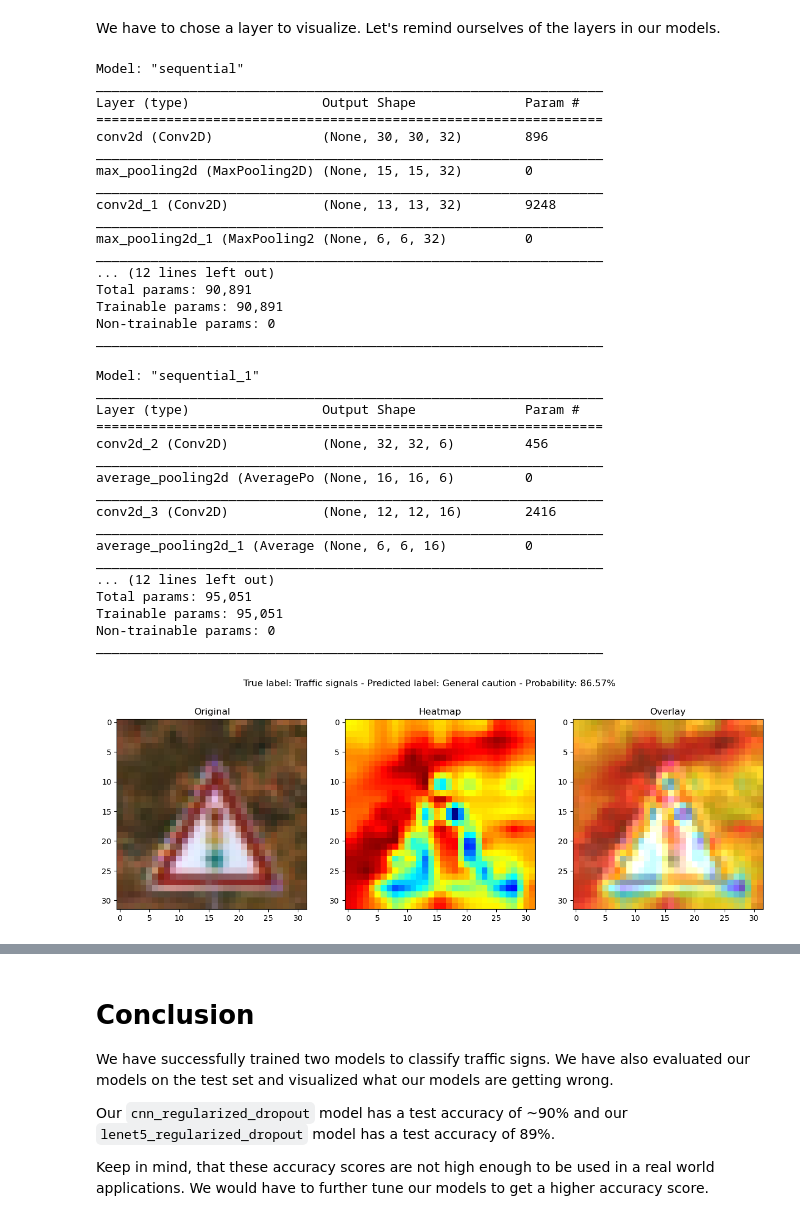
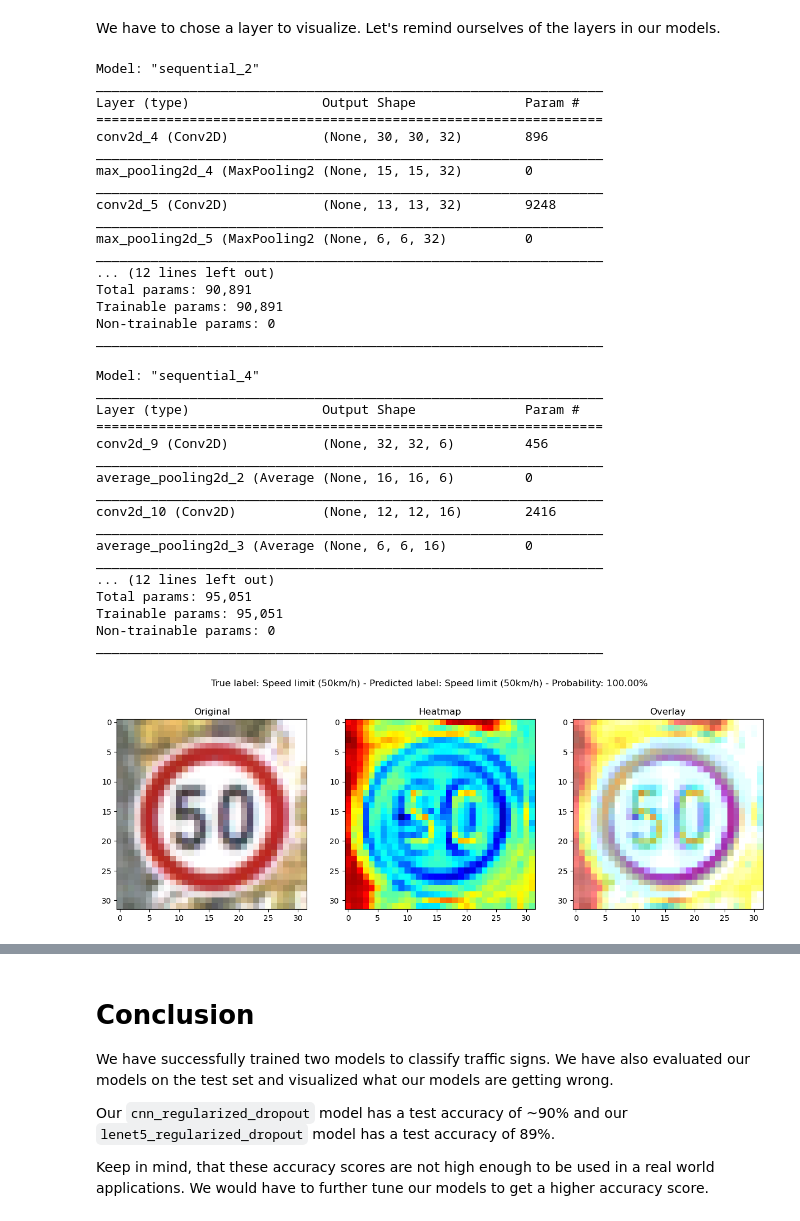
Before and after one commit to sjmfirestone/comp-4449-midterm-rtfs, a Jupyter notebook: main.ipynb, the cells around one changed output, grey strips where cells are left out. Saved outputs shown, nothing was run; the diff lists cells and outputs as text; code cells hidden in the pictures.

```diff
--- a/main.ipynb
+++ b/main.ipynb
@@ -475,9 +511,9 @@ def oversample_images(images, labels, signnames, min_count=300):
         label_count = len(label_images)
 
         if label_count < min_count:
-            num_copies = int(np.ceil((max_count - label_count) / label_count))
+            num_copies = int(np.ceil((min_count - label_count) / label_count))
             label_images = np.repeat(label_images, num_copies, axis=0)
-            label_images = label_images[:max_count - label_count]
+            label_images = label_images[:min_count - label_count]
             label_labels = np.repeat(label, len(label_images))
             images = np.concatenate((images, label_images), axis=0)
             labels = np.concatenate((labels, label_labels), axis=0)
@@ -1101,8 +1224,10 @@ We will use two images that were misclassified by our models
 2. 1342 - Speed Limit 20km/h (shown from our `lenet5_regularized_dropout` model)
 # %%
 #a = 142
-a = 213
-b = 1342
+# correctly classified for cnn a = 4103
+#a = 229
+a = 4103
+b = 347
 
 print(f"Shape of test_images_{a} before expanded dimensions: ", test_images_Pt[a].shape)
 print(f"Shape of test_images_{b} before expanded dimensions: ", test_images_Pt[b].shape)
@@ -1201,17 +1326,17 @@ We have to chose a layer to visualize. Let's remind ourselves of the layers in o
 # %%
 cnn_regularized_dropout.summary()
 # %% [output]
-Model: "sequential"
+Model: "sequential_2"
 _________________________________________________________________
 Layer (type)                 Output Shape              Param #
 =================================================================
-conv2d (Conv2D)              (None, 30, 30, 32)        896
+conv2d_4 (Conv2D)            (None, 30, 30, 32)        896
 _________________________________________________________________
-max_pooling2d (MaxPooling2D) (None, 15, 15, 32)        0
+max_pooling2d_4 (MaxPooling2 (None, 15, 15, 32)        0
 _________________________________________________________________
-conv2d_1 (Conv2D)            (None, 13, 13, 32)        9248
+conv2d_5 (Conv2D)            (None, 13, 13, 32)        9248
 _________________________________________________________________
-max_pooling2d_1 (MaxPooling2 (None, 6, 6, 32)          0
+max_pooling2d_5 (MaxPooling2 (None, 6, 6, 32)          0
 _________________________________________________________________
 ... (12 lines left out)
 Total params: 90,891
@@ -1221,17 +1346,17 @@ _________________________________________________________________
 # %%
 lenet_regularized_dropout.summary()
 # %% [output]
-Model: "sequential_1"
+Model: "sequential_4"
 _________________________________________________________________
 Layer (type)                 Output Shape              Param #
 =================================================================
-conv2d_2 (Conv2D)            (None, 32, 32, 6)         456
+conv2d_9 (Conv2D)            (None, 32, 32, 6)         456
 _________________________________________________________________
-average_pooling2d (AveragePo (None, 16, 16, 6)         0
+average_pooling2d_2 (Average (None, 16, 16, 6)         0
 _________________________________________________________________
-conv2d_3 (Conv2D)            (None, 12, 12, 16)        2416
+conv2d_10 (Conv2D)           (None, 12, 12, 16)        2416
 _________________________________________________________________
-average_pooling2d_1 (Average (None, 6, 6, 16)          0
+average_pooling2d_3 (Average (None, 6, 6, 16)          0
 _________________________________________________________________
 ... (12 lines left out)
 Total params: 95,051
@@ -1239,8 +1364,8 @@ Trainable params: 95,051
 Non-trainable params: 0
 _________________________________________________________________
 # %%
-cam_cnn_a = GradCAM(cnn_regularized_dropout, i_cnn_predictions_a, layerName="conv2d_1")
+cam_cnn_a = GradCAM(cnn_regularized_dropout, i_cnn_predictions_a, layerName="conv2d_4")
 plot_activation_heatmap(cam_cnn_a, test_image_a, true_label_a, label_cnn_predictions_a, pred_accuracy_cnn_a)
 # %% [output]
-[figure, old version]
+[figure, new version]
 # %%
```
Also changed, not shown: parts of 31 cells of this notebook.
